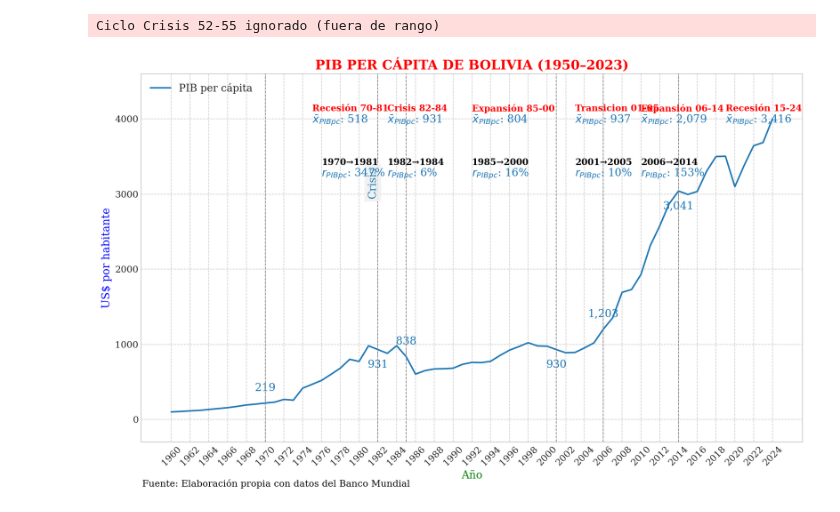
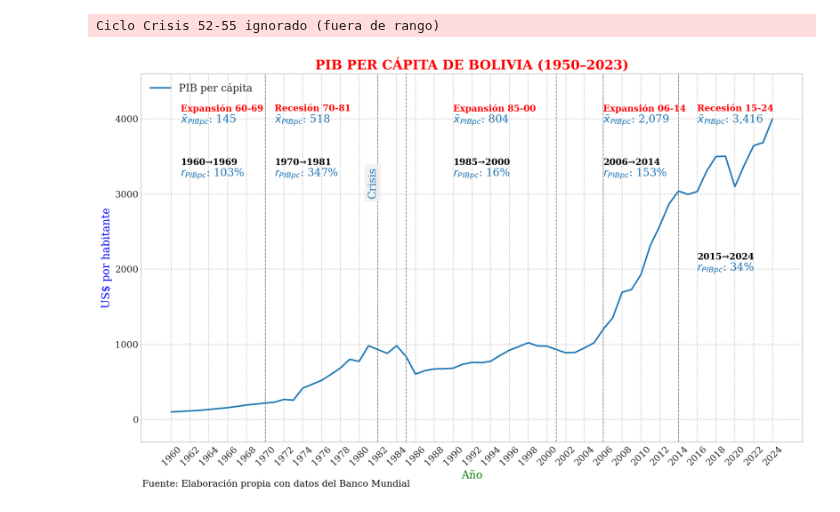
Before and after one commit to navi0369/proyectomacro, a Jupyter notebook: notebooks/tesis/serie_completa/pib/pib_percapita.ipynb, the cells around one changed output. Saved outputs shown, nothing was run; the diff lists cells and outputs as text; code cells hidden in the pictures.

```diff
--- a/notebooks/tesis/serie_completa/pib/pib_percapita.ipynb
+++ b/notebooks/tesis/serie_completa/pib/pib_percapita.ipynb
@@ -50,17 +50,17 @@ custom_colors     = {
 # Offsets
 # ─────────────────────────────────────────────────────────────────────
 annotation_offsets = {
-    'pib_percapita': {
-        1952: (0,   -200),
-        1956: (0,   -200),
-        1970: (0,    200),
-        1982: (0,   -200),
-        1985: (0,    200),
-        2001: (0,   -200),
-        2006: (0,    200),
-        2014: (0,   -200),
-        2023: (0,    200),
-    },
+    # 'pib_percapita': {
+    #     1952: (0,   -200),
+    #     1956: (0,   -200),
+    #     1970: (0,    200),
+    #     1982: (0,   -200),
+    #     1985: (0,    200),
+    #     2001: (0,   -200),
+    #     2006: (0,    200),
+    #     2014: (0,   -200),
+    #     2023: (0,    200),
+    # },
 }
 
 # 2) Hitos verticales (usa exactamente las claves de hitos_v)
@@ -68,26 +68,20 @@ hitos_offset = {a: 0.8 for a in hitos_v}
 
 # 3) Posición de medias por ciclo (claves según CYCLES)
 medias_offsets = {
-    "Crisis 52-55":       (1953, 1),
-    "Expansión 56-69":    (1962, 1),
-    "Recesión 70-81":     (1975, 1),
-    "Crisis 82-84":       (1983, 1),
-    "Expansión 85-00":    (1992, 1),
-    "Transicion 01-05":   (2003, 1),
-    "Expansión 06-14":    (2010, 1),
-    "Recesión 15-24":     (2019, 1),
+    "Expansión 60-69":    (1961, 1),
+    "Recesión 70-81":     (1971, 1),
+    "Expansión 85-00":    (1990, 1),
+    "Expansión 06-14":    (2006, 1),
+    "Recesión 15-24":     (2016, 1),
 }
 
 # 4) Tasas de crecimiento anotadas por periodo (claves según periodos_tasas)
 tasas_offsets = {
-    "1952-1955": (1953, 0.83),
-    "1956-1969": (1963, 0.83),
-    "1970-1981": (1976, 0.83),
-    "1982-1984": (1983, 0.83),
-    "1985-2000": (1992, 0.83),
-    "2001-2005": (2003, 0.83),
-    "2006-2014": (2010, 0.83),
-    "2015-2022": (2019, 0.83),
+    "1960-1969": (1961, 0.83),
+    "1970-1981": (1971, 0.83),
+    "1985-2000": (1990, 0.83),
+    "2006-2014": (2006, 0.83),
+    "2015-2024": (2016, 0.53),
 }
 
 # 5) Desplazamientos de cajas de participación por periodo (solo si aplicara)
@@ -110,31 +104,31 @@ add_hitos(
     ax, df.index, hitos_v, hitos_offset,
     line_kwargs={'linewidth': 0.9}
 )
 
 y_max = ax.get_ylim()[1]
 line_spacing = y_max * 0.03
 add_cycle_means_multi(
     ax, cycle_stats, medias_offsets,
     abbr_map, custom_colors,
     line_spacing
 )
 
 add_year_value_annotations(
     ax, df, annotate_years,
     cols_componentes, annotation_offsets,
     custom_colors, arrow_lw=0.5
 )
 
 add_period_growth_annotations_multi(
     ax, df, periodos,
     cols_componentes, tasas_offsets,
     custom_colors, abbr_map
 )
 
 ax.set_ylim(-300, df[cols_componentes].max().max() * 1.15)
 
 plt.savefig(os.path.join(output_dir, "pib_percapita.png"))
 plt.show()
 # %% [output]
 Ciclo Crisis 52-55 ignorado (fuera de rango)
-[figure, old version]
+[figure, new version]
```
Also changed, not shown: 57 other files.
